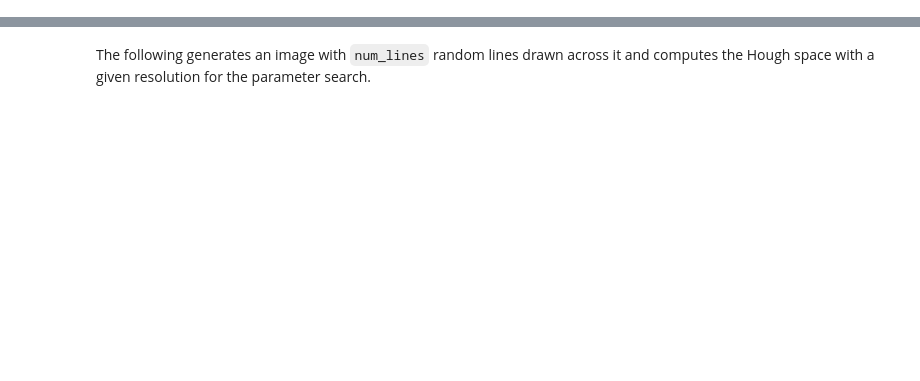
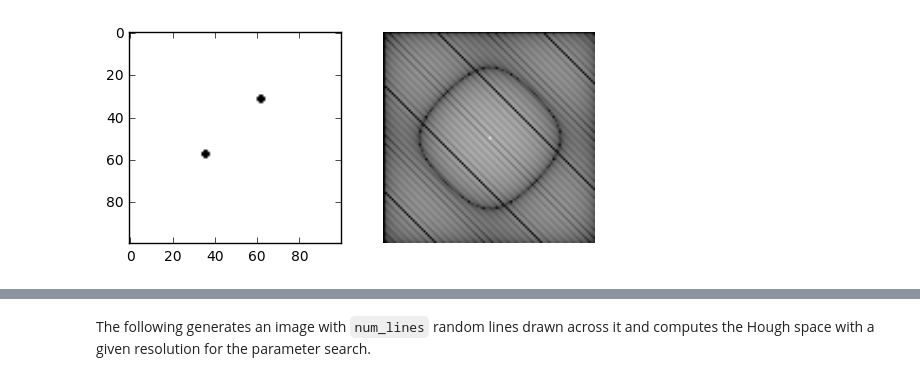
Before and after one commit to DylanCope/IPCV-Summary, a Jupyter notebook: Implementing IPCV Algorithms.ipynb, the cells around one changed output, grey strips where cells are left out. Cells and saved outputs as stored; diff of their text form; code cells hidden in the pictures; blank space fills up the shorter version.

```diff
--- a/Implementing IPCV Algorithms.ipynb
+++ b/Implementing IPCV Algorithms.ipynb
@@ -32,0 +185,11 @@ $$
+# %%
+image = load_image( 'dots1.png' )
+fig = plt.figure()
+ax = fig.add_subplot( 121 )
+show_image( image, ax )
+ax.axis( 'on' )
+ax = fig.add_subplot( 122 )
+show_image( mag_spec( image ), ax )
+plt.show()
+# %% [output]
+[figure, added]
```
Also changed, not shown: parts of 14 cells of this notebook.
